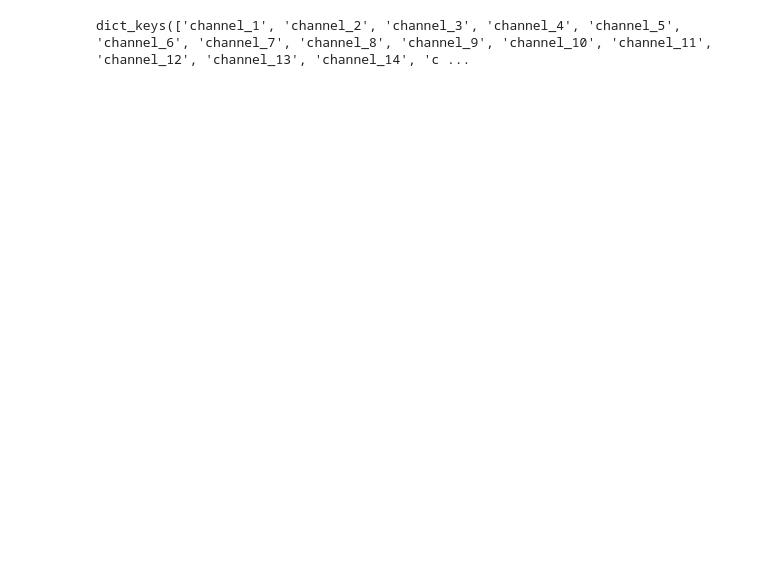
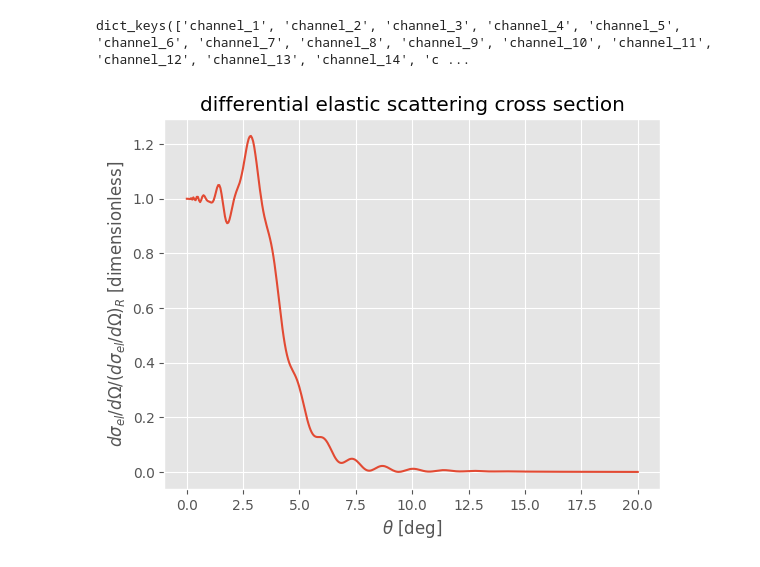
Before and after one commit to bandframework/Bfrescox, a Jupyter notebook: book/notebooks/Breakup.ipynb, the cells around one changed output. Saved outputs shown, nothing was run; the diff lists cells and outputs as text; code cells hidden in the pictures; blank space fills up the shorter version.

```diff
--- a/book/notebooks/Breakup.ipynb
+++ b/book/notebooks/Breakup.ipynb
@@ -89,3 +120,14 @@ results = bfrescox.parse_fort16(EXAMPLE_DIR.joinpath("fort.16"))
 results.keys()
 # %% [output]
 dict_keys(['channel_1', 'channel_2', 'channel_3', 'channel_4', 'channel_5', 'channel_6', 'channel_7', 'channel_8', 'channel_9', 'channel_10', 'channel_11', 'channel_12', 'channel_13', 'channel_14', 'c ...
+# %%
+fig, ax = plt.subplots()
+
+plt.plot(results["channel_1"]["Theta_deg"], results["channel_1"]["sigma_mb_sr"])
+
+ax.set_xlabel(r"$\theta$ [deg]")
+ax.set_ylabel(r"$d\sigma_{el}/d\Omega / (d\sigma_{el}/d\Omega)_R$ [dimensionless]")
+ax.set_title(r"differential elastic scattering cross section")
+plt.show()
+# %% [output]
+[figure, added]
```
Also changed, not shown: parts of 15 cells of this notebook.
